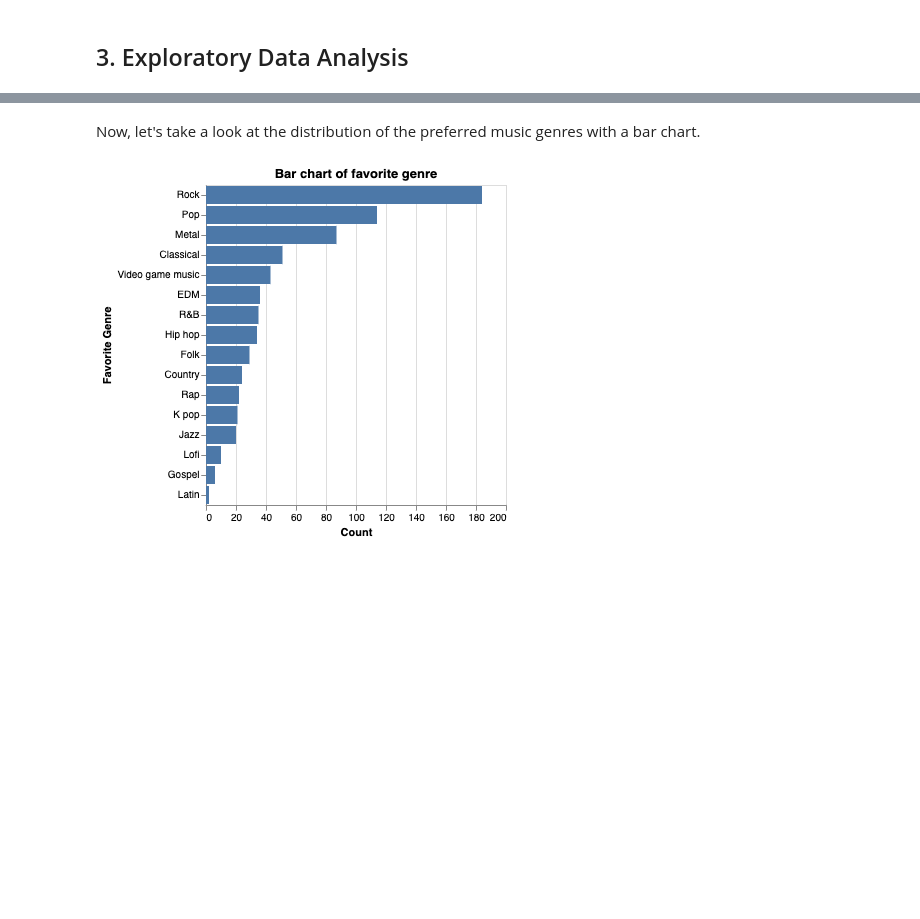
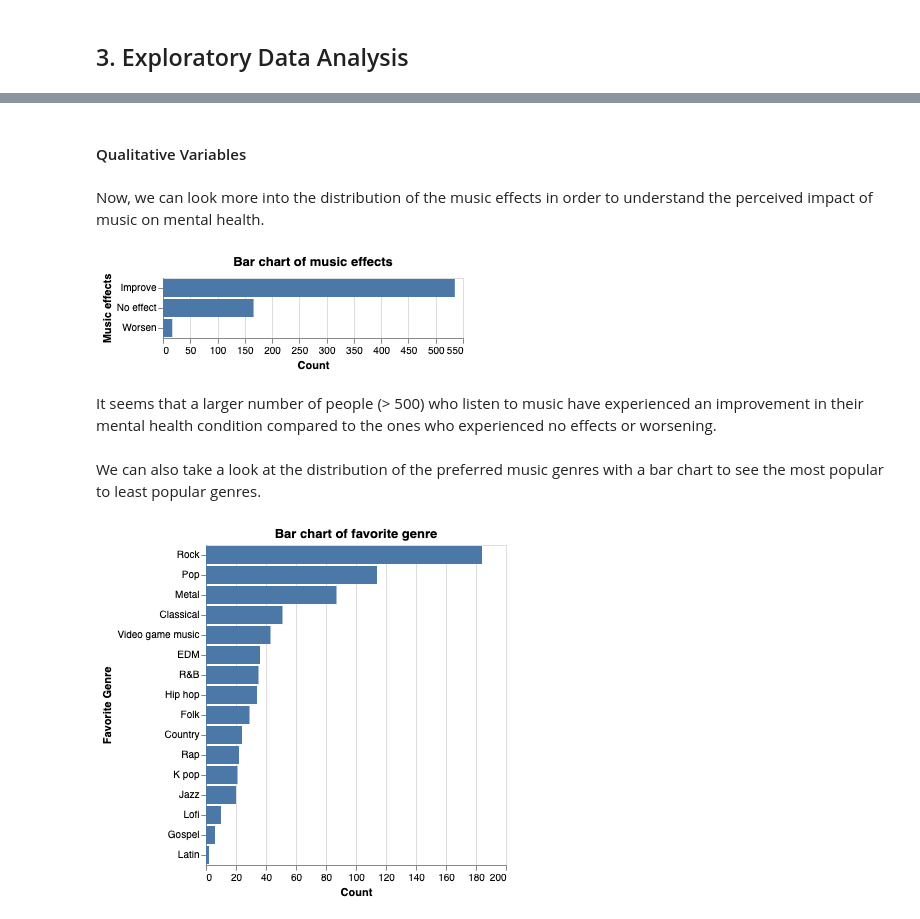
Before and after one commit to ubc-dsci320-2024w2/project-team_fabfour, a Jupyter notebook: analysis/Judy/analysis3.ipynb, the cells around one changed output, grey strips where cells are left out. Drawn from its saved outputs; the diff is of its cells as text; code cells hidden in the pictures; blank space fills up the shorter version.

```diff
--- a/analysis/Judy/analysis3.ipynb
+++ b/analysis/Judy/analysis3.ipynb
@@ -357,3 +333,17 @@ We can see the shape of the data for each of the mental health outcomes. It seem
+# %% [markdown]
+#### Qualitative Variables
+# %% [markdown]
+Now, we can look more into the distribution of the music effects in order to understand the perceived impact of music on mental health.
+# %%
+me_distribution = alt.Chart(mxmh).mark_bar().encode(
+                     alt.Y('Music effects', title='Music effects'),
+                    alt.X('count():Q', title='Count')
+                    ).properties(title='Bar chart of music effects')
+me_distribution
+# %% [output]
+[figure, added]
+# %% [markdown]
+It seems that a larger number of people (> 500) who listen to music have experienced an improvement in their mental health condition compared to the ones who experienced no effects or worsening.
 # %% [markdown]
-Now, let's take a look at the distribution of the preferred music genres with a bar chart.
+We can also take a look at the distribution of the preferred music genres with a bar chart to see the most popular to least popular genres.
 # %%
```
Also changed, not shown: parts of 53 cells of this notebook, 3 other files.
